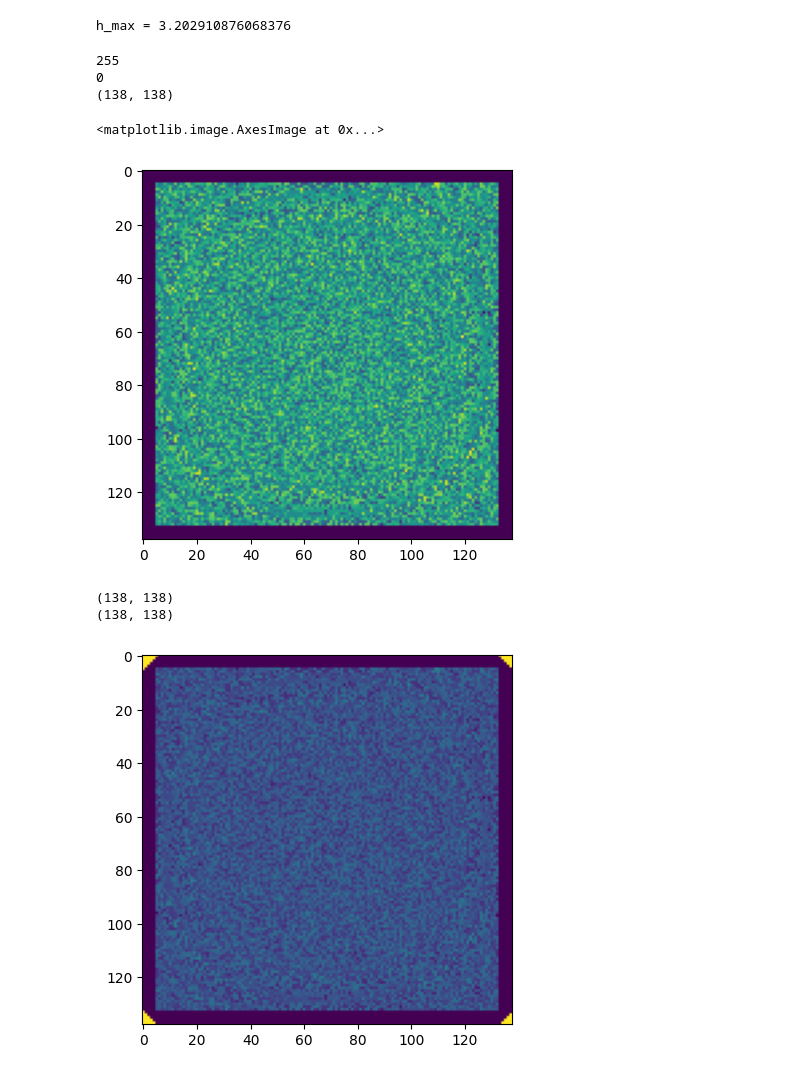
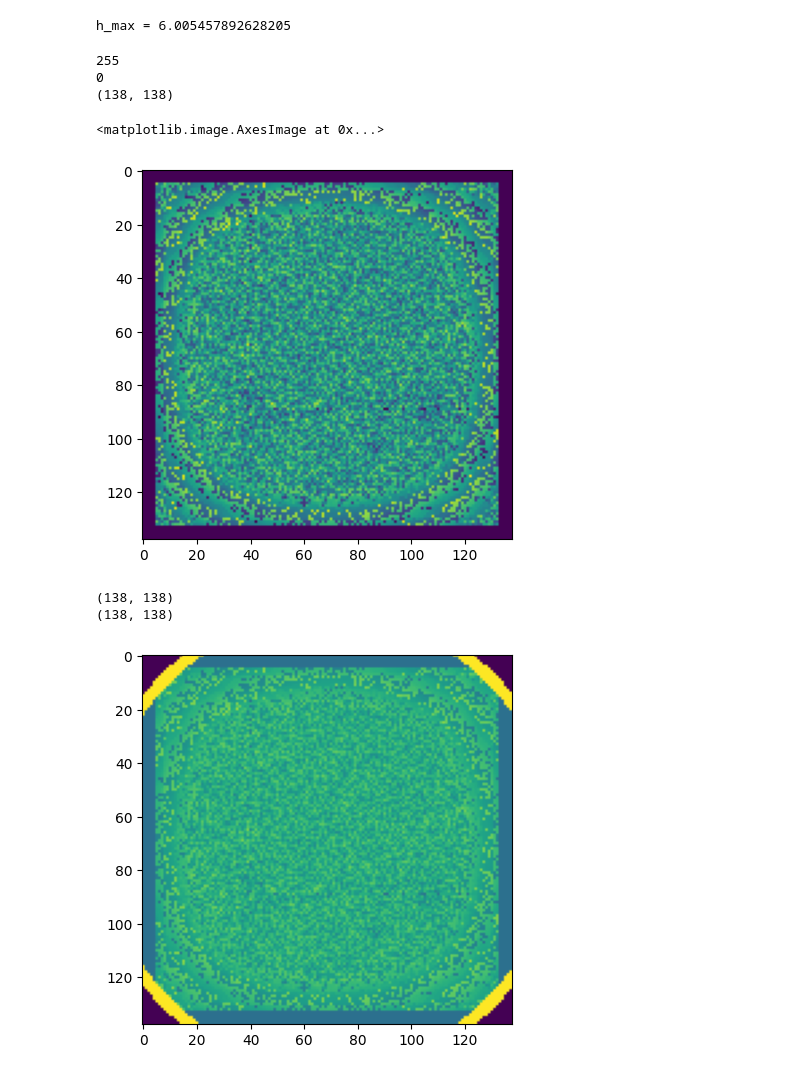
Before and after one commit to hubixr/Kopia-cd2nn, a Jupyter notebook: 3Dmodel_from_bitmap_v2.ipynb, the cells around one changed output. Saved outputs shown, nothing was run; the diff lists cells and outputs as text; code cells hidden in the pictures.

```diff
--- a/3Dmodel_from_bitmap_v2.ipynb
+++ b/3Dmodel_from_bitmap_v2.ipynb
@@ -7,7 +7,7 @@ from scipy import constants
 n1 = 1.52              #material ref. index
 n0 = 1                  #enviroment ref. index
 
-frequency = 180                  #GHz
+frequency = 96                  #GHz
 wavelenght = constants.c *1000 / (frequency*(10**9))  #mm
 
 # Update matrix size to 128x128 for the phase mask
@@ -20,7 +20,7 @@ matrix_center = (matrix_size[0] / 2, matrix_size[1] / 2)  # Center of the matrix
 lens_diameter = 150  # mm (unchanged, but ensure compatibility with new matrix size)
 
 # Update sampling to match the new resolution
-sampling = 800  # um (unchanged, but ensure compatibility with new matrix size)
+sampling = 900  # um (unchanged, but ensure compatibility with new matrix size)
 
 # Adjust other parameters if necessary to ensure compatibility with the new resolution
 
@@ -38,12 +38,12 @@ holder_lenght_px = holder_lenght_mm*sampling/1000
 holder_width_px = holder_width_mm*sampling/1000
 
 # Update the path to the BMP file to match the provided path
-path = Path("/workspace/CD2NN-for-THz/cd2nn_working_fft/best_doe_masks/doe.bmp")
+path = Path("/workspace/CD2NN-for-THz/cd2nn_working_fft/best_doe_masks/best_trained_doe_phase_1_freq_96.000GHz_batch_1_layers_1_epochs_1000_lr_0.001_dist_doe_0.050_dist_target_0.200_doe_shape_128x128.bmp")
 
 h_max = wavelenght/(n1-n0)         #mm
 print(f'h_max = {h_max}')
 # %% [output]
-h_max = 3.202910876068376
+h_max = 6.005457892628205
 # %%
 import matplotlib.pyplot as plt
 import cv2
@@ -76,40 +76,42 @@ plt.imshow(obrazek)
 0
 (138, 138)
 <matplotlib.image.AxesImage at 0x...>
-[figure, old version]
+[figure, new version]
 # %%
 from sklearn.metrics import euclidean_distances
 
 
 if kolowa:
     metric = lambda x, y: ((x[0] - y[0])** 2 + (x[1] - y[1])**2)**(1/2)
 else:
     metric = lambda x, y: max(abs(x[0] - y[0]), abs(x[1] - y[1]))
 print(matrix_size)
 print(obrazek.shape)
+# Further reduce the corner holder dimensions and adjust placement
 for i in range(matrix_size[0]):
     for j in range(matrix_size[1]):
         central_point = (matrix_size[0]/2,  matrix_size[1]/2)
         considered_point = (i, j)
         distance = metric(central_point, considered_point)
-        if  i>matrix_size[0]/2+lens_diameter/sampling*1000/2+ramka_width_px-4 and i<matrix_size[0]/2+lens_diameter/sampling*1000/2+ramka_width_px-4+holder_lenght_px and j>matrix_size[0]/2-holder_width_px/2 and j<matrix_size[0]/2+holder_width_px/2:
+        # Significantly reduce holder dimensions
+        holder_length_adjusted = holder_lenght_px * 0.3  # Reduce length by 70%
+        holder_width_adjusted = holder_width_px * 0.3   # Reduce width by 70%
+        if  i > matrix_size[0]/2 + lens_diameter/sampling*1000/2 + ramka_width_px - 15 and i < matrix_size[0]/2 + lens_diameter/sampling*1000/2 + ramka_width_px - 15 + holder_length_adjusted and j > matrix_size[0]/2 - holder_width_adjusted/2 and j < matrix_size[0]/2 + holder_width_adjusted/2:
             obrazek[i, j] = holder_h_px*255/h_max - podstawa*255/h_max
         else:
-            if distance  > lens_diameter/sampling*1000/2+ramka_width_px:
+            if distance > lens_diameter/sampling*1000/2 + ramka_width_px:
                 obrazek[i, j] = -200
             else:
-                if distance <= lens_diameter/sampling*1000/2+ramka_width_px and distance > lens_diameter/sampling*1000/2:
+                if distance <= lens_diameter/sampling*1000/2 + ramka_width_px and distance > lens_diameter/sampling*1000/2:
                     obrazek[i, j] = ramka_h_px*255/h_max - podstawa*255/h_max
                 else:
                     obrazek[i, j] = obrazek[i, j]
-
-
 plt.imshow(obrazek)
 plt.show()
 # %% [output]
 (138, 138)
 (138, 138)
-[figure, old version]
+[figure, new version]
 # %%
 # Surface of matrix_size
 
```
Also changed, not shown: 3 other files.
